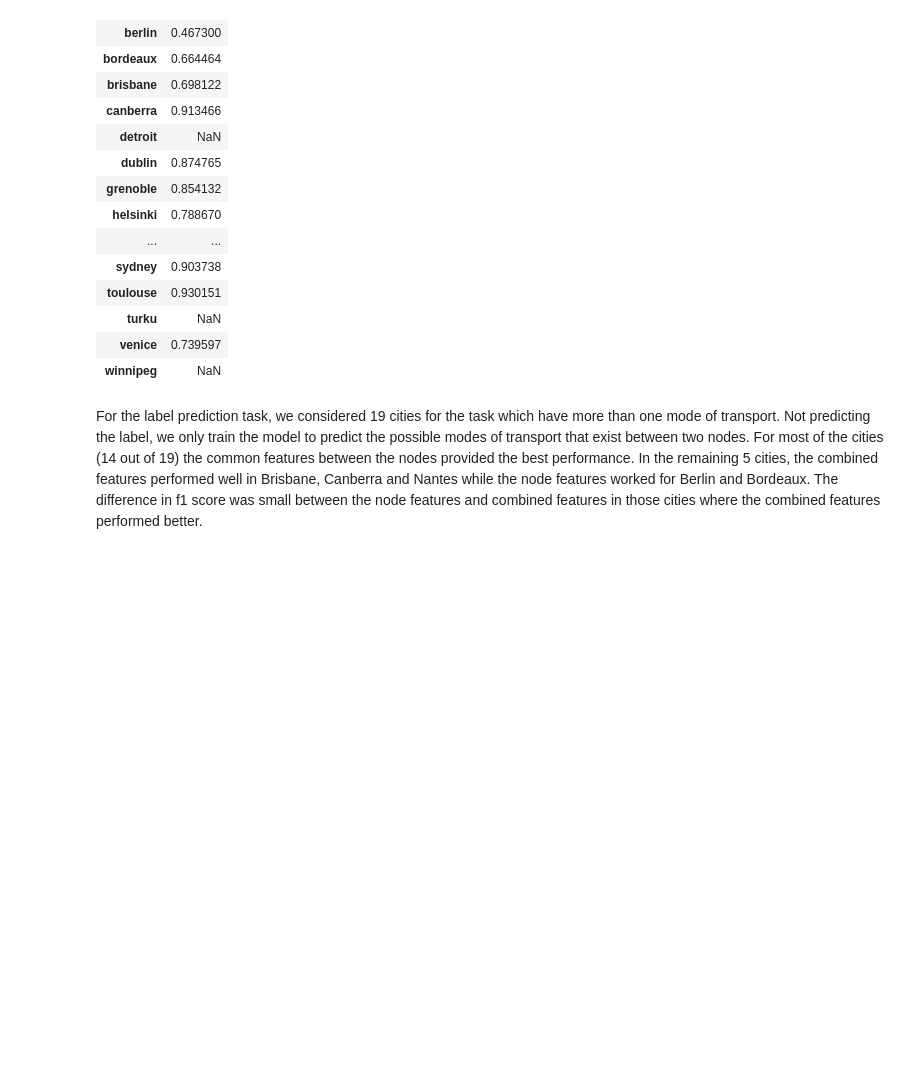
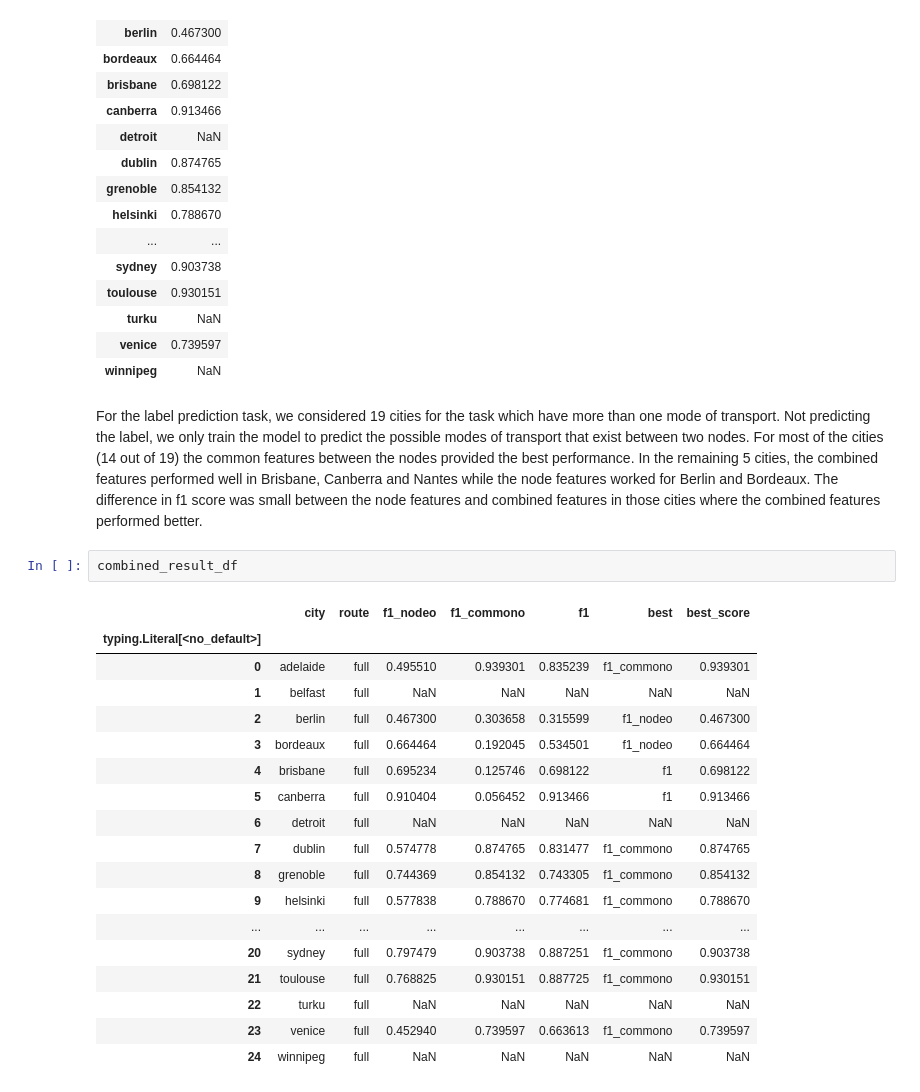
Before and after one commit to ravinitheshreddy/urban-transit-networks-analysis, a Jupyter notebook: notebooks/Exploitation/label-prediction/exploitation-handcraft.ipynb, the cells around one changed output. Drawn from its saved outputs; the diff is of its cells as text; blank space fills up the shorter version.

```diff
--- a/notebooks/Exploitation/label-prediction/exploitation-handcraft.ipynb
+++ b/notebooks/Exploitation/label-prediction/exploitation-handcraft.ipynb
@@ -515,3 +515,24 @@ combined_result_df[["city", "route", "best", "best_score"]].pivot(index='city',
 | winnipeg | NaN |
 # %% [markdown]
 For the label prediction task, we considered 19 cities for the task which have more than one mode of transport. Not predicting the label, we only train the model to predict the possible modes of transport that exist between two nodes. For most of the cities (14 out of 19) the common features between the nodes provided the best performance. In the remaining 5 cities, the combined features performed well in Brisbane, Canberra and Nantes while the node features worked for Berlin and Bordeaux. The difference in f1 score was small between the node features and combined features in those cities where the combined features performed better.
+# %%
+combined_result_df
+# %% [output]
+|  | city | route | f1_nodeo | f1_commono | f1 | best | best_score |
+| typing.Literal[<no_default>] |  |  |  |  |  |  |  |
+| 0 | adelaide | full | 0.495510 | 0.939301 | 0.835239 | f1_commono | 0.939301 |
+| 1 | belfast | full | NaN | NaN | NaN | NaN | NaN |
+| 2 | berlin | full | 0.467300 | 0.303658 | 0.315599 | f1_nodeo | 0.467300 |
+| 3 | bordeaux | full | 0.664464 | 0.192045 | 0.534501 | f1_nodeo | 0.664464 |
+| 4 | brisbane | full | 0.695234 | 0.125746 | 0.698122 | f1 | 0.698122 |
+| 5 | canberra | full | 0.910404 | 0.056452 | 0.913466 | f1 | 0.913466 |
+| 6 | detroit | full | NaN | NaN | NaN | NaN | NaN |
+| 7 | dublin | full | 0.574778 | 0.874765 | 0.831477 | f1_commono | 0.874765 |
+| 8 | grenoble | full | 0.744369 | 0.854132 | 0.743305 | f1_commono | 0.854132 |
+| 9 | helsinki | full | 0.577838 | 0.788670 | 0.774681 | f1_commono | 0.788670 |
+| ... | ... | ... | ... | ... | ... | ... | ... |
+| 20 | sydney | full | 0.797479 | 0.903738 | 0.887251 | f1_commono | 0.903738 |
+| 21 | toulouse | full | 0.768825 | 0.930151 | 0.887725 | f1_commono | 0.930151 |
+| 22 | turku | full | NaN | NaN | NaN | NaN | NaN |
+| 23 | venice | full | 0.452940 | 0.739597 | 0.663613 | f1_commono | 0.739597 |
+| 24 | winnipeg | full | NaN | NaN | NaN | NaN | NaN |
```
Also changed, not shown: parts of 2 cells of this notebook, 4 other files.
